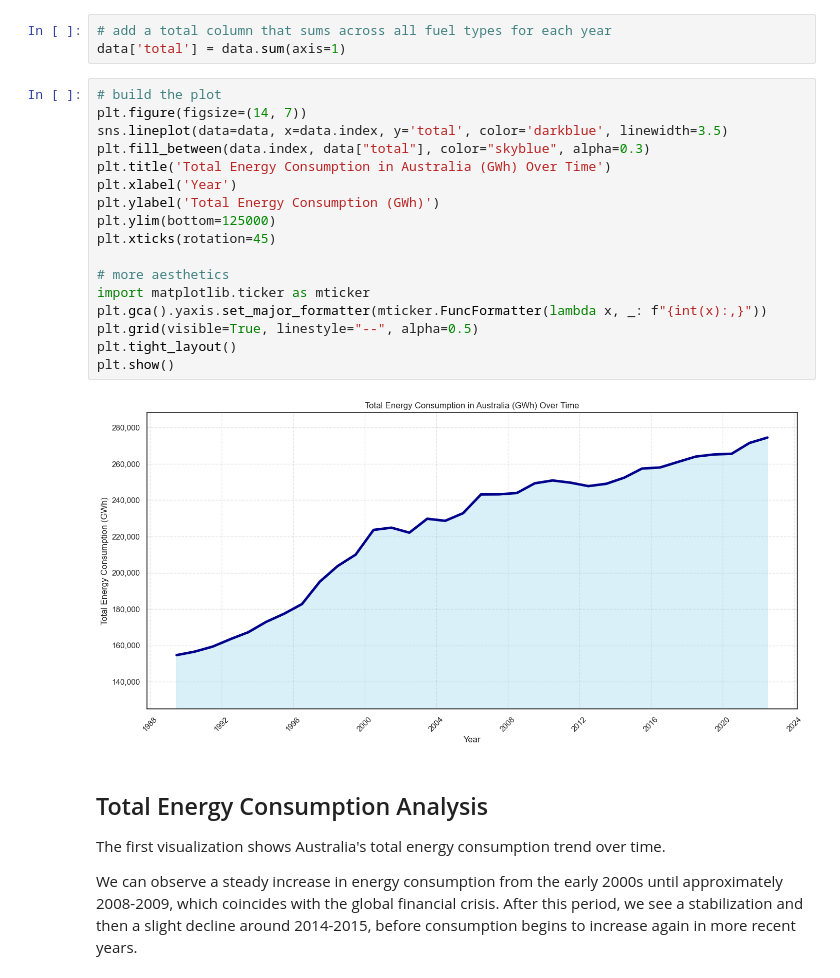
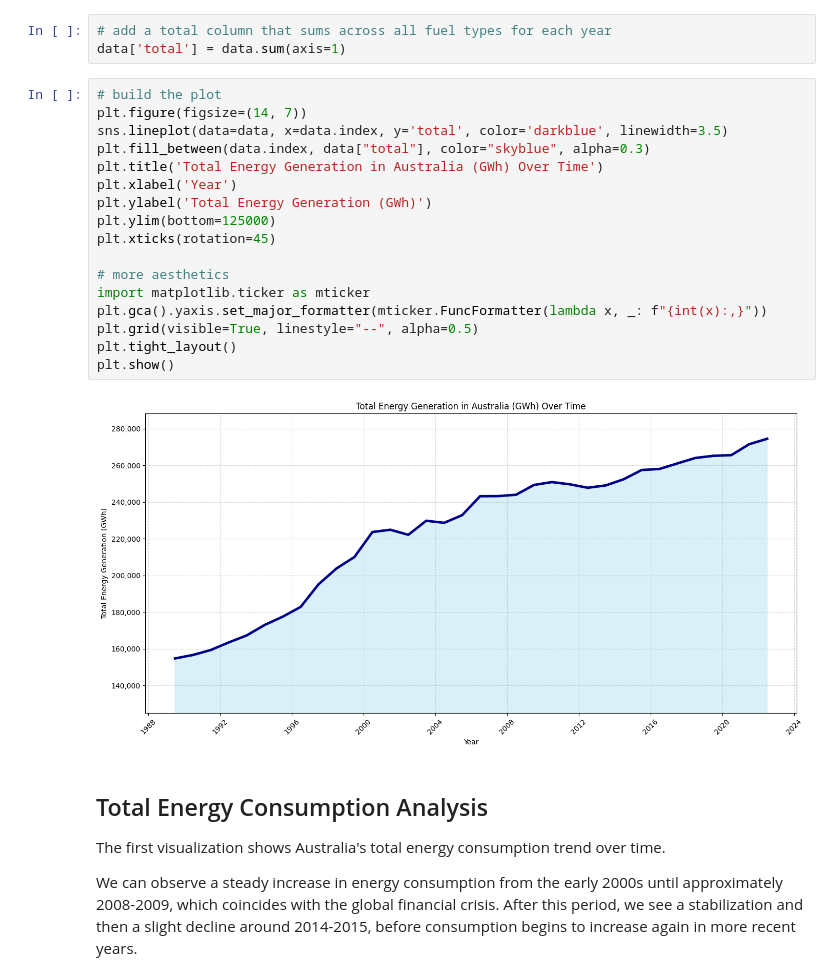
Before and after one commit to accidentalscientist/daily_data_analytics_june2025, a Jupyter notebook: week01_day01/intro_ausenergy.ipynb, the cells around one changed output. Saved outputs shown, nothing was run; the diff lists cells and outputs as text.

```diff
--- a/week01_day01/intro_ausenergy.ipynb
+++ b/week01_day01/intro_ausenergy.ipynb
@@ -103,22 +109,22 @@ data['total'] = data.sum(axis=1)
 # %%
 # build the plot
 plt.figure(figsize=(14, 7))
 sns.lineplot(data=data, x=data.index, y='total', color='darkblue', linewidth=3.5)
 plt.fill_between(data.index, data["total"], color="skyblue", alpha=0.3)
-plt.title('Total Energy Consumption in Australia (GWh) Over Time')
+plt.title('Total Energy Generation in Australia (GWh) Over Time')
 plt.xlabel('Year')
-plt.ylabel('Total Energy Consumption (GWh)')
+plt.ylabel('Total Energy Generation (GWh)')
 plt.ylim(bottom=125000)
 plt.xticks(rotation=45)
 
 # more aesthetics
 import matplotlib.ticker as mticker
 plt.gca().yaxis.set_major_formatter(mticker.FuncFormatter(lambda x, _: f"{int(x):,}"))
 plt.grid(visible=True, linestyle="--", alpha=0.5)
 plt.tight_layout()
 plt.show()
 # %% [output]
-[figure, old version]
+[figure, new version]
 # %% [markdown]
 ## Total Energy Consumption Analysis
 
```
Also changed, not shown: parts of 2 cells of this notebook, 3 other files.
